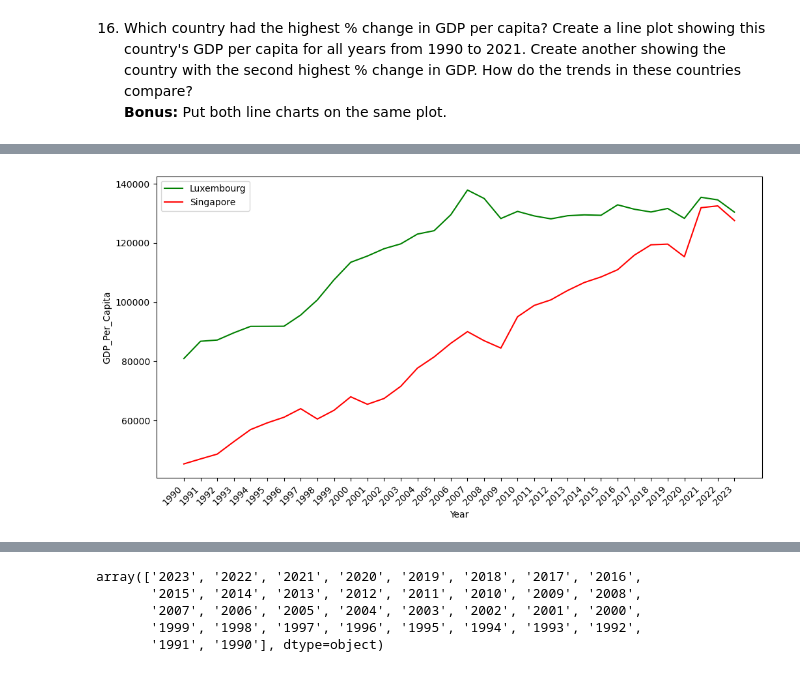
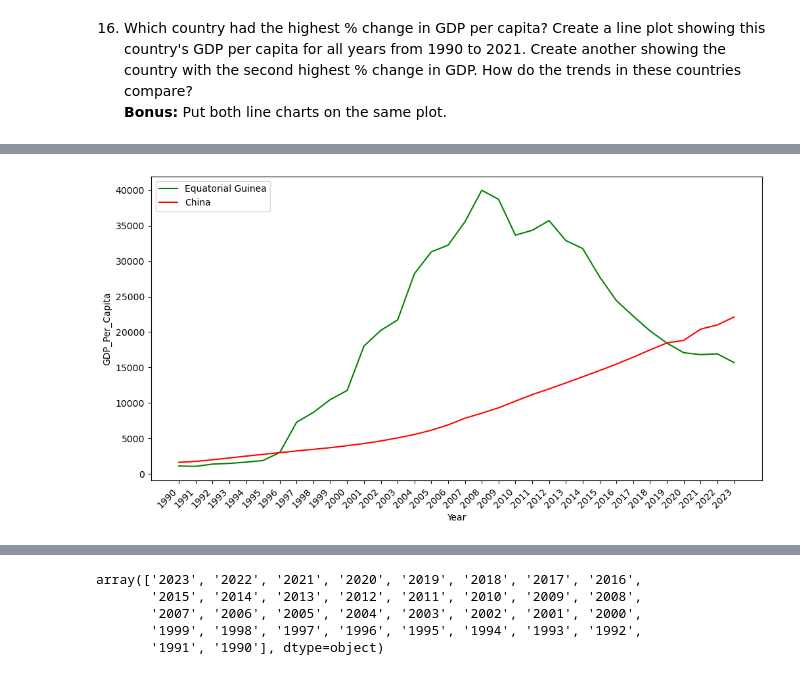
Before and after one commit to nss-data-science-cohort-9/un-exploration-ADoddala, a Jupyter notebook: notebooks/UN_Data_percapita.ipynb, the cells around one changed output, grey strips where cells are left out. Cells and saved outputs as stored; diff of their text form; code cells hidden in the pictures.

```diff
--- a/notebooks/UN_Data_percapita.ipynb
+++ b/notebooks/UN_Data_percapita.ipynb
@@ -223,15 +243,15 @@ gdp_pivoted.nlargest(2,"Percent_Change")
 # %%
-high_percent_change = gdp_df[gdp_df["Country"].isin(["Luxembourg"])]
+high_percent_change = gdp_df[gdp_df["Country"].isin(["Equatorial Guinea"])]
 high_percent_change= high_percent_change.sort_values("Year",ascending = True) #sort values in ascending order
-second_high_percent_change = gdp_df[gdp_df["Country"].isin(["Singapore"])]
+second_high_percent_change = gdp_df[gdp_df["Country"].isin(["China"])]
 second_high_percent_change = second_high_percent_change.sort_values("Year",ascending = True)
 plt.figure(figsize=(12,6))
 plt.xticks(rotation=45, ha='right')
 plt.plot(high_percent_change["Year"],high_percent_change["GDP_Per_Capita"], color ="green")
 plt.plot(second_high_percent_change["Year"],second_high_percent_change["GDP_Per_Capita"], color ="red")
 plt.xlabel("Year")
 plt.ylabel("GDP_Per_Capita")
-plt.legend(["Luxembourg", "Singapore"], loc="upper left")  #legend- to provide the labels, loc argument controls the label position
+plt.legend(["Equatorial Guinea", "China"], loc="upper left")  #legend- to provide the labels, loc argument controls the label position
 plt.show();
 # %% [output]
-[figure, old version]
+[figure, new version]
```
Also changed, not shown: parts of 16 cells of this notebook.
